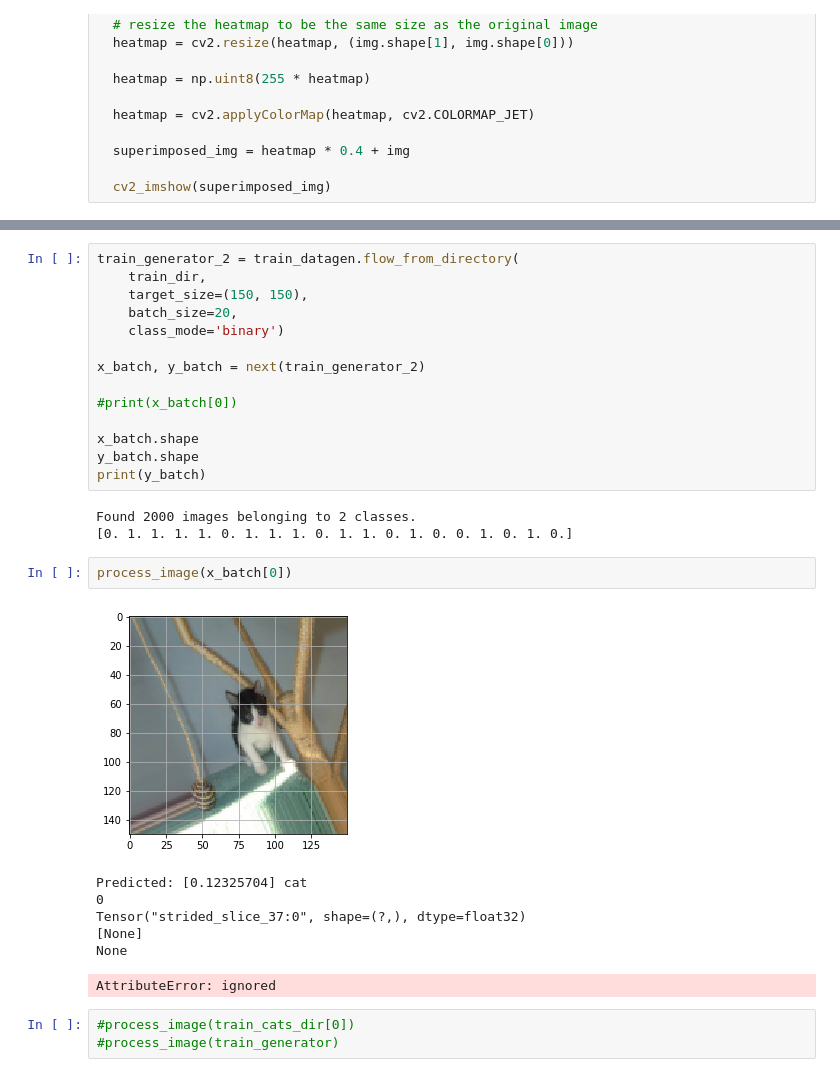
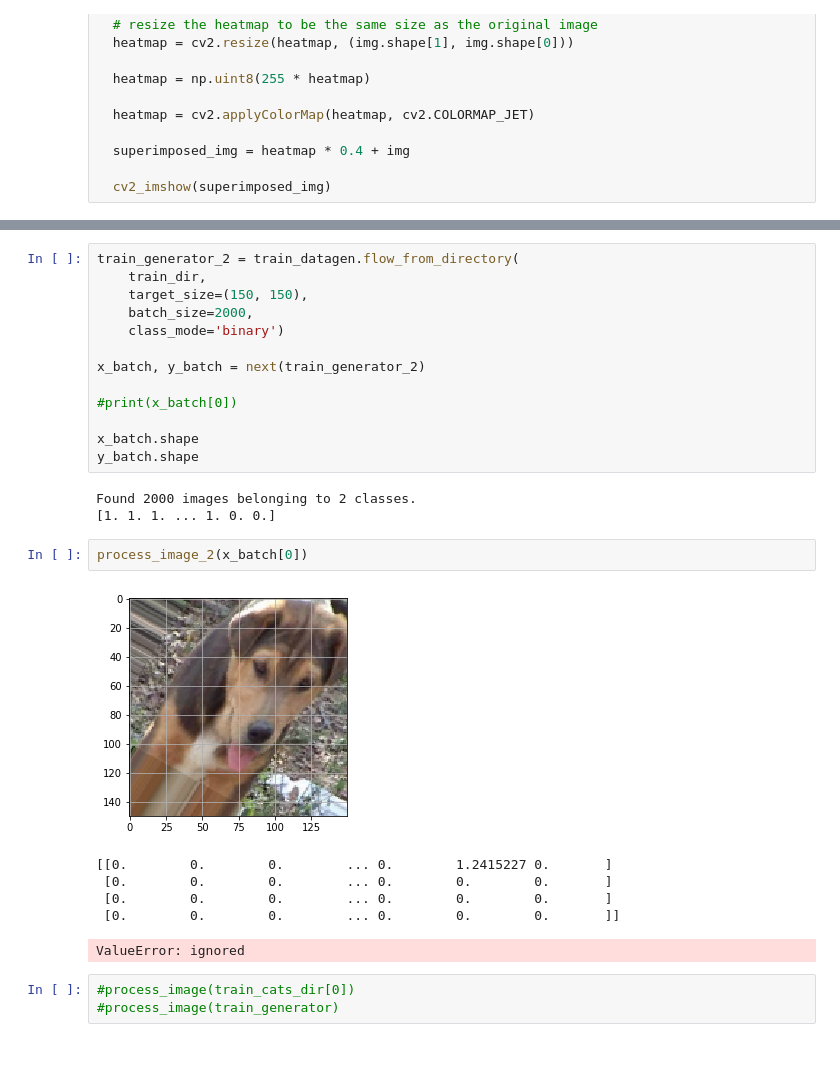
Before and after one commit to Wasabi-Bobby/MachineLearningHomework, a Jupyter notebook: HW3_3&4.ipynb, the cells around one changed output, grey strips where cells are left out. Cells and saved outputs as stored; diff of their text form.

```diff
--- a/HW3_3&4.ipynb
+++ b/HW3_3&4.ipynb
@@ -290,7 +350,7 @@ def process_image(img, idx=0):
 train_generator_2 = train_datagen.flow_from_directory(
     train_dir,
     target_size=(150, 150),
-    batch_size=20,
+    batch_size=2000,
     class_mode='binary')
 
 x_batch, y_batch = next(train_generator_2)
@@ -299,20 +359,18 @@ x_batch, y_batch = next(train_generator_2)
 
 x_batch.shape
 y_batch.shape
-print(y_batch)
 # %% [output]
 Found 2000 images belonging to 2 classes.
-[0. 1. 1. 1. 1. 0. 1. 1. 1. 0. 1. 1. 0. 1. 0. 0. 1. 0. 1. 0.]
+[1. 1. 1. ... 1. 0. 0.]
 # %%
-process_image(x_batch[0])
+process_image_2(x_batch[0])
 # %% [output]
-[figure, old version]
+[figure, new version]
-Predicted: [0.12325704] cat
-0
-Tensor("strided_slice_37:0", shape=(?,), dtype=float32)
-[None]
-None
+[[0.        0.        0.        ... 0.        1.2415227 0.       ]
+ [0.        0.        0.        ... 0.        0.        0.       ]
+ [0.        0.        0.        ... 0.        0.        0.       ]
+ [0.        0.        0.        ... 0.        0.        0.       ]]
-AttributeError: ignored
+ValueError: ignored
 # %%
 #process_image(train_cats_dir[0])
 #process_image(train_generator)
```
Also changed, not shown: parts of 9 cells of this notebook.
